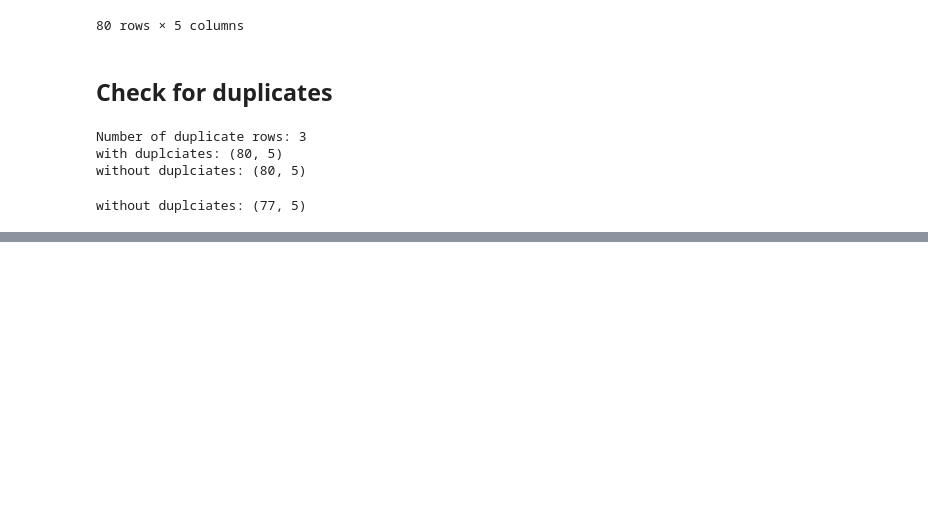
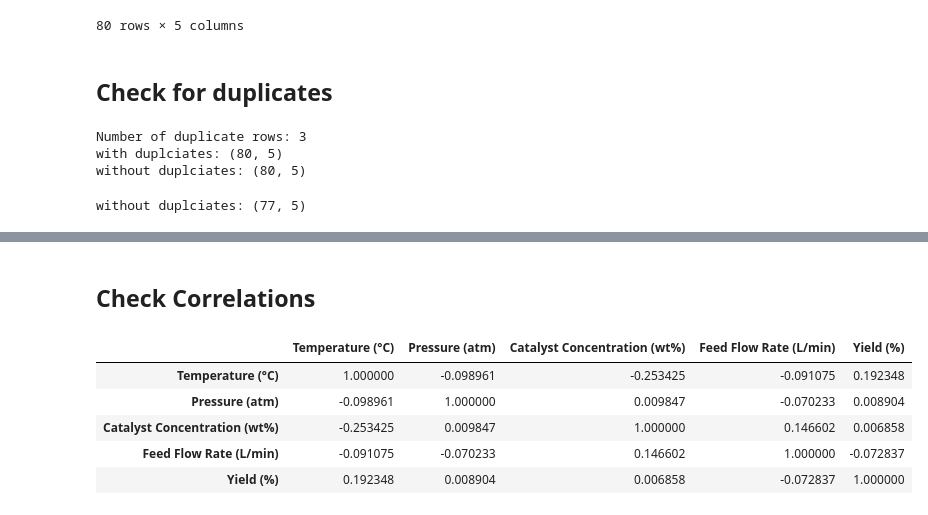
Before and after one commit to dissabnd/Applied-AI-in-Chemical-and-Process-Engineering, a Jupyter notebook: 2_MLpipeline.ipynb, the cells around one changed output, grey strips where cells are left out. Drawn from its saved outputs; the diff is of its cells as text; code cells hidden in the pictures; blank space fills up the shorter version.

```diff
--- a/2_MLpipeline.ipynb
+++ b/2_MLpipeline.ipynb
@@ -138,0 +155,17 @@ without duplciates: (77, 5)
+# %% [markdown]
+## Check Correlations
+# %%
+# prompt: print correlations matrix and do a plot a heatmap of correlation
+
+# calculate correlations
+correlations = df3.corr()
+
+# print correlations matrix
+correlations
+# %% [output]
+|  | Temperature (°C) | Pressure (atm) | Catalyst Concentration (wt%) | Feed Flow Rate (L/min) | Yield (%) |
+| Temperature (°C) | 1.000000 | -0.098961 | -0.253425 | -0.091075 | 0.192348 |
+| Pressure (atm) | -0.098961 | 1.000000 | 0.009847 | -0.070233 | 0.008904 |
+| Catalyst Concentration (wt%) | -0.253425 | 0.009847 | 1.000000 | 0.146602 | 0.006858 |
+| Feed Flow Rate (L/min) | -0.091075 | -0.070233 | 0.146602 | 1.000000 | -0.072837 |
+| Yield (%) | 0.192348 | 0.008904 | 0.006858 | -0.072837 | 1.000000 |
```
Also changed, not shown: parts of 5 cells of this notebook.
